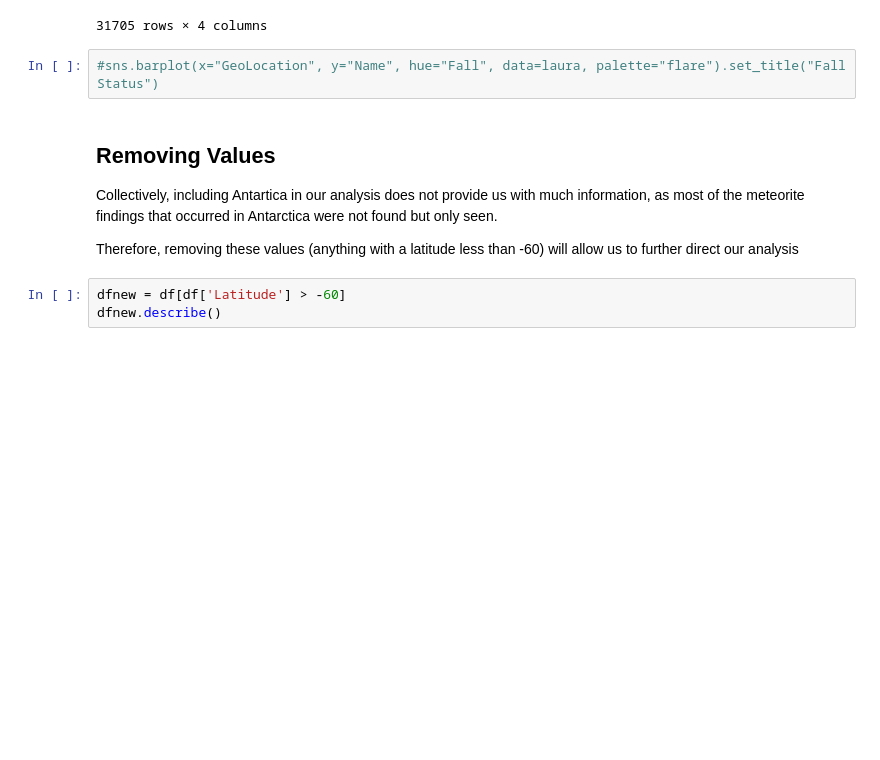
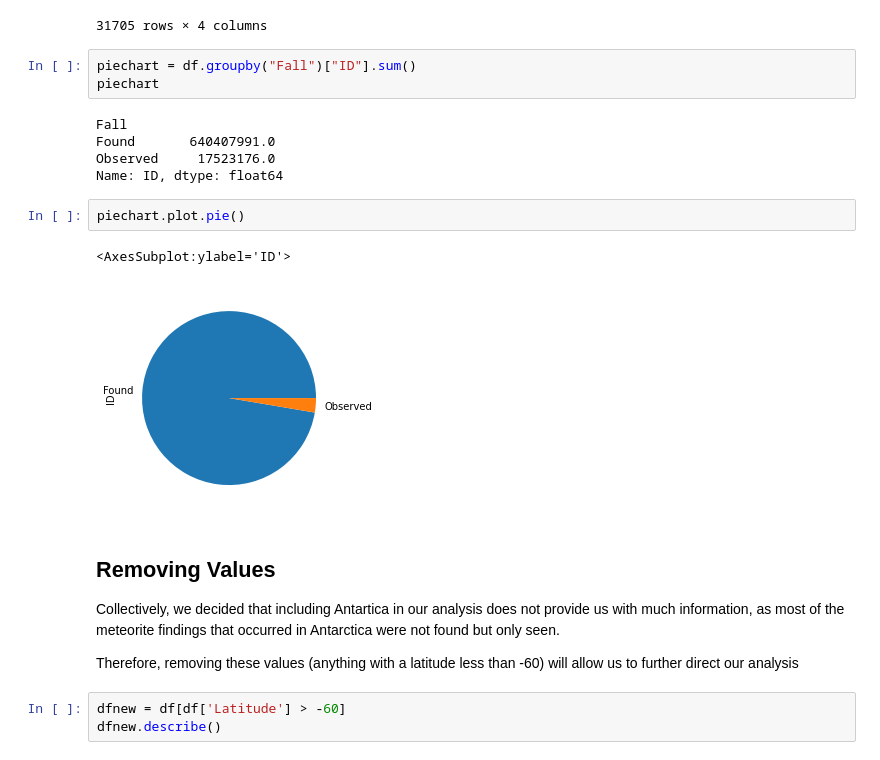
Before and after one commit to data301-2020-winter2/course-project-group_1008, a Jupyter notebook: analysis/Laura/milestone2.ipynb, the cells around one changed output. Drawn from its saved outputs; the diff is of its cells as text; blank space fills up the shorter version.

Commit message:
completed EDA analysis and connection to research question

```diff
--- a/analysis/Laura/milestone2.ipynb
+++ b/analysis/Laura/milestone2.ipynb
@@ -85,12 +85,23 @@ laura
 | 31703 | Zubkovsky | 2167.0 | Found | (49.789170, 41.504600) |
 | 31704 | Zulu Queen | 200.0 | Found | (33.983330, -115.683330) |
 31705 rows × 4 columns
-# %%
-#sns.barplot(x="GeoLocation", y="Name", hue="Fall", data=laura, palette="flare").set_title("Fall Status")
+# %%
+piechart = df.groupby("Fall")["ID"].sum()
+piechart
+# %% [output]
+Fall
+Found       640407991.0
+Observed     17523176.0
+Name: ID, dtype: float64
+# %%
+piechart.plot.pie()
+# %% [output]
+<AxesSubplot:ylabel='ID'>
+[figure, added]
 # %% [markdown]
 ## Removing Values
 
-   Collectively, including Antartica in our analysis does not provide us with much information, as most of the meteorite findings that occurred in Antarctica were not found but only seen.
+   Collectively, we decided that including Antartica in our analysis does not provide us with much information, as most of the meteorite findings that occurred in Antarctica were not found but only seen.
 
    Therefore, removing these values (anything with a latitude less than -60) will allow us to further direct our analysis
 # %%
```
Also changed, not shown: parts of 2 cells of this notebook, 1 other file.
